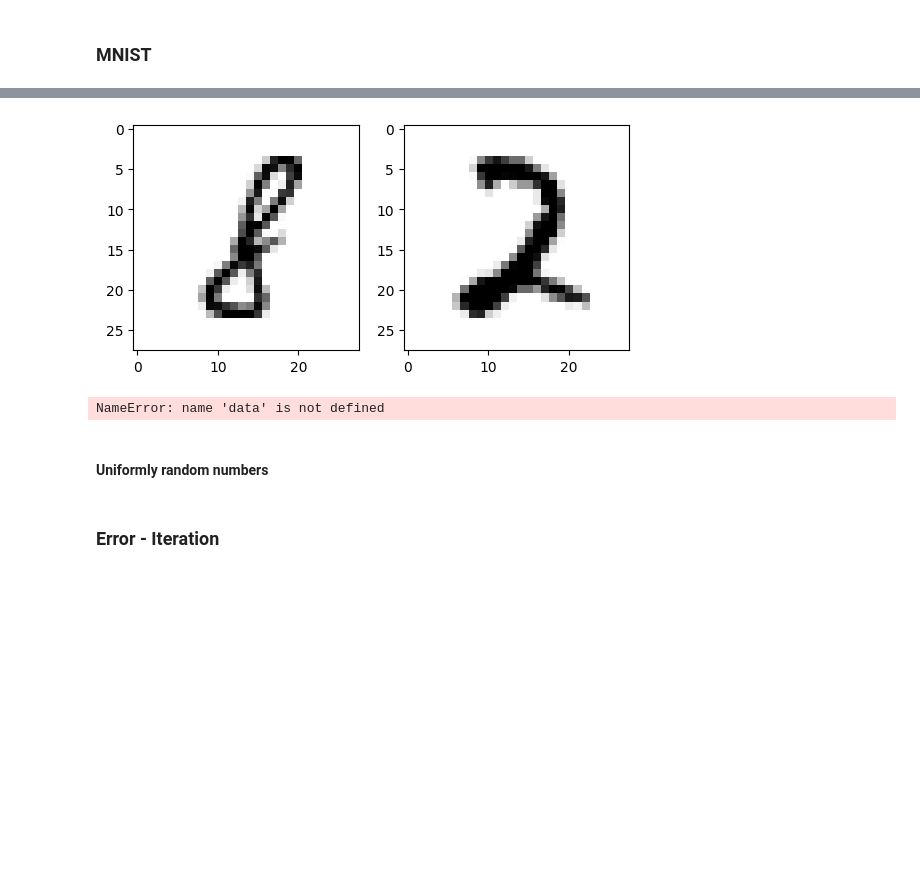
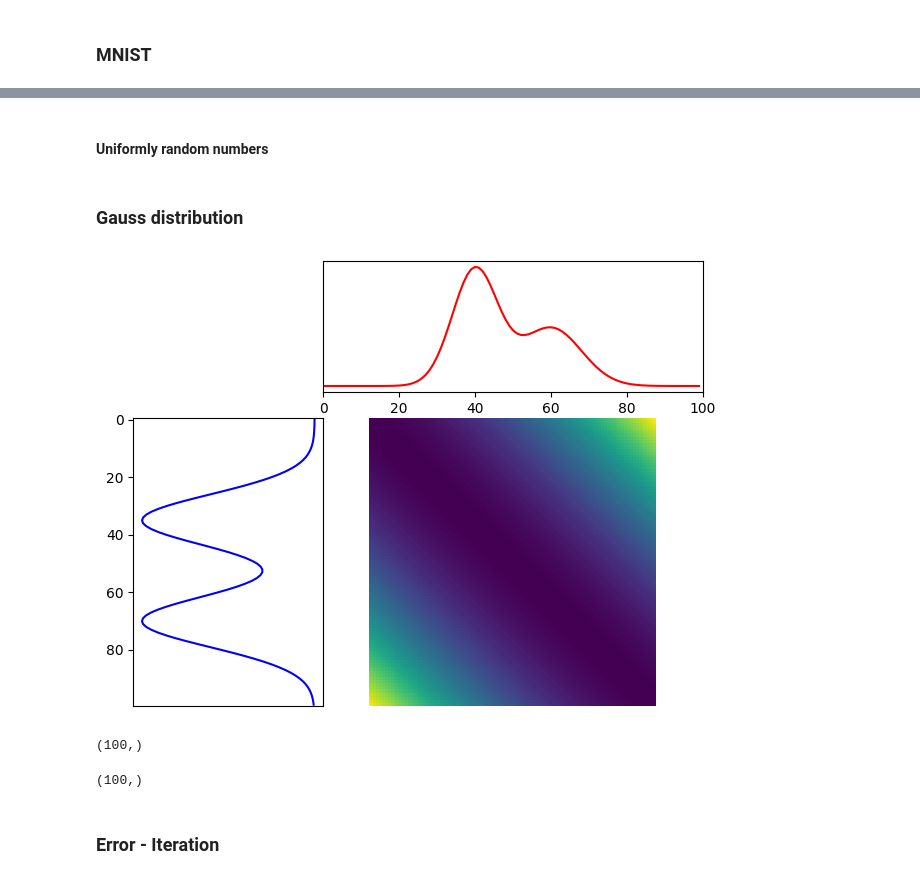
Before and after one commit to tomohisa67/Sparsity-Aware-APDRCD, a Jupyter notebook: plot_apdrcd.ipynb, the cells around one changed output, grey strips where cells are left out. Cells and saved outputs as stored; diff of their text form; code cells hidden in the pictures; blank space fills up the shorter version.

```diff
--- a/plot_apdrcd.ipynb
+++ b/plot_apdrcd.ipynb
@@ -30,22 +32,18 @@ i,j = tmp[0:2]
 # %%
-plt.subplot(1,2,1)
-plt.imshow(data[i].reshape(28,28), cmap=plt.cm.gray_r)
-plt.subplot(1,2,2)
-plt.imshow(data[j].reshape(28,28), cmap=plt.cm.gray_r)
-plt.show()
+# plt.subplot(1,2,1)
+# plt.imshow(data[i].reshape(28,28), cmap=plt.cm.gray_r)
+# plt.subplot(1,2,2)
+# plt.imshow(data[j].reshape(28,28), cmap=plt.cm.gray_r)
+# plt.show()
-# %% [output]
-[figure, removed]
 # %%
-r = data[i]
-l = data[j]
-ns = r.shape[0]
-nt = l.shape[0]
-C = np.zeros((28,28))
-for i in range(28):
-    for j in range(28):
-        C[i][j] = np.abs(i-j)
+# r = data[i]
+# l = data[j]
+# ns = r.shape[0]
+# nt = l.shape[0]
+# C = np.zeros((28,28))
+# for i in range(28):
+#     for j in range(28):
+#         C[i][j] = np.abs(i-j)
-# %% [output]
-NameError: name 'data' is not defined
 # %% [markdown]
 #### Uniformly random numbers
 # %%
@@ -63,2 +61,25 @@ C = 10*np.random.rand(ns,nt)
+# %% [markdown]
+### Gauss distribution
+# %%
+n = 100
+ns = n
+nt = n
+
+# bin positions
+x = np.arange(n, dtype=np.float64)
+
+# Gaussian distributions for input
+r = 0.5*ot.datasets.get_1D_gauss(n, m=70, sigma=9)+0.5*ot.datasets.get_1D_gauss(n, m=35, sigma=9)  # m= mean, s= std
+l = 0.4*ot.datasets.get_1D_gauss(n, m=60, sigma=8)+0.6*ot.datasets.get_1D_gauss(n, m=40, sigma=6)
+
+# loss matrix + normalization
+C = ot.utils.dist0(n)
+C /= C.max()
+
+T = ot.sinkhorn(r, l, C, 1)
+
+plot1D_mat(r,l,C)
+# %% [output]
+[figure, added]
 # %%
 eta = 1
@@ -73,4 +94,12 @@ time1 = []
 time2 = []
 ot1 = []
 ot2 = []
+# %%
+r.shape
+# %% [output]
+(100,)
+# %%
+l.shape
+# %% [output]
+(100,)
 # %%
```
Also changed, not shown: parts of 13 cells of this notebook, 3 other files.
